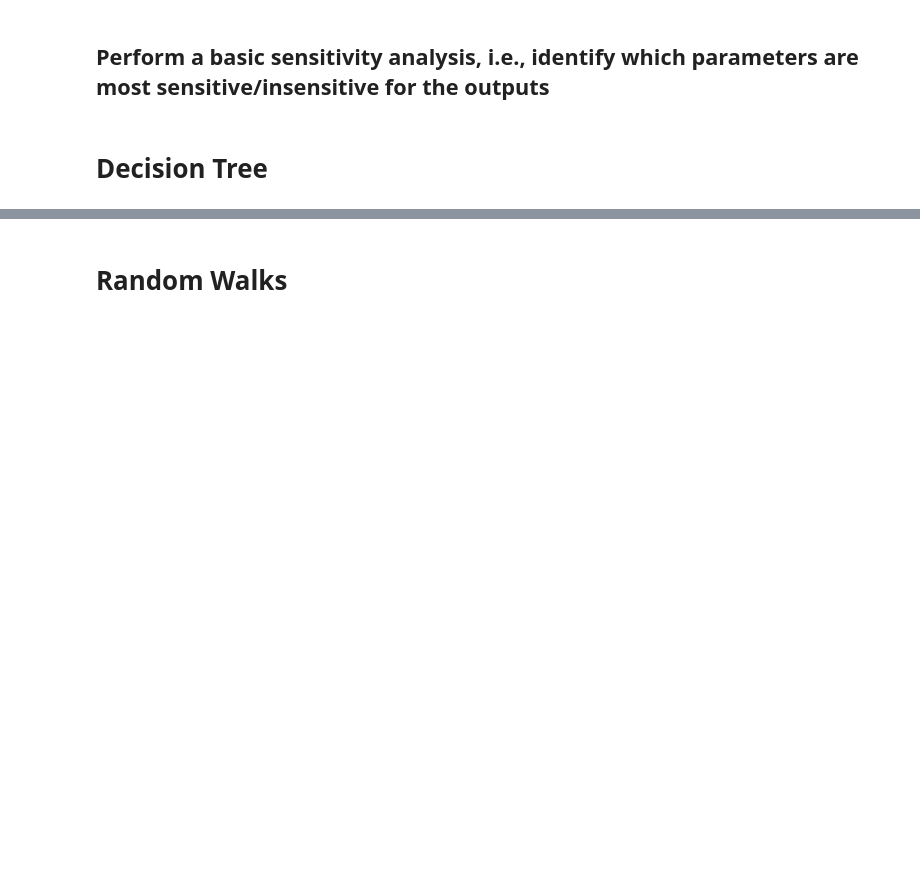
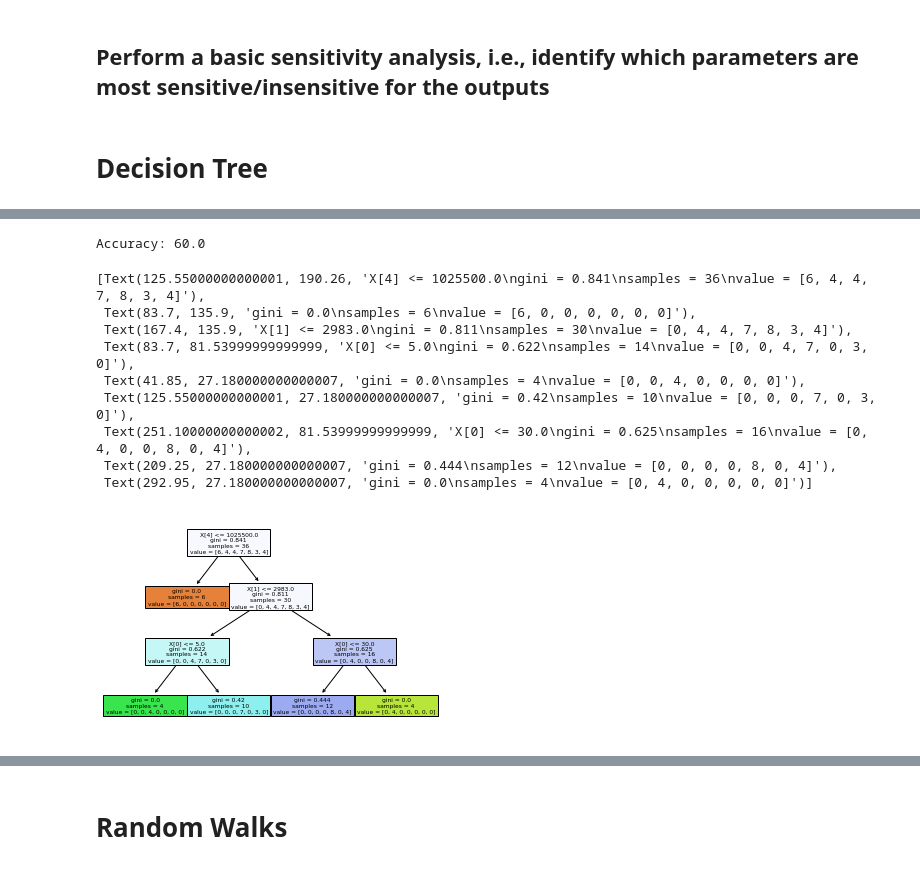
Before and after one commit to 13269384/41189-assignment-template, a Jupyter notebook: 41189 Modelling Assignment.ipynb, the cells around one changed output, grey strips where cells are left out. Saved outputs shown, nothing was run; the diff lists cells and outputs as text; code cells hidden in the pictures; blank space fills up the shorter version.

```diff
--- a/41189 Modelling Assignment.ipynb
+++ b/41189 Modelling Assignment.ipynb
@@ -479,0 +649,3 @@ The housing market would have had a very different effect if it wasn’t for the
+# %%
+#split dataset in features and target variable
+X = df[['Week','Covid-19 Cases','Cash Rate','Unemployment Rate','Average Price']] # Features
@@ -479,0 +665,17 @@ The housing market would have had a very different effect if it wasn’t for the
+# %%
+y = df['Total_Sales'] # Target variable
+# %%
+# Split dataset into training set and test set
+X_train, X_test, y_train, y_test = train_test_split(X, y, test_size=0.1, random_state=0) # 90% training and 10% test
+# %%
+# Create Decision Tree classifer object
+clf = DecisionTreeClassifier(max_depth = 3)
+# Train Decision Tree Classifer
+clf = clf.fit(X_train,y_train)
+#Predict the response for test dataset
+y_pred = clf.predict(X_test)
+# %%
+# Model Accuracy, how often is the classifier correct?
+print("Accuracy:",metrics.accuracy_score(y_test, y_pred)*100)
+# %% [output]
+Accuracy: 60.0
@@ -479,0 +684,13 @@ The housing market would have had a very different effect if it wasn’t for the
+# %%
+tree.plot_tree(clf, filled=True)
+# %% [output]
+[Text(125.55000000000001, 190.26, 'X[4] <= 1025500.0\ngini = 0.841\nsamples = 36\nvalue = [6, 4, 4, 7, 8, 3, 4]'),
+ Text(83.7, 135.9, 'gini = 0.0\nsamples = 6\nvalue = [6, 0, 0, 0, 0, 0, 0]'),
+ Text(167.4, 135.9, 'X[1] <= 2983.0\ngini = 0.811\nsamples = 30\nvalue = [0, 4, 4, 7, 8, 3, 4]'),
+ Text(83.7, 81.53999999999999, 'X[0] <= 5.0\ngini = 0.622\nsamples = 14\nvalue = [0, 0, 4, 7, 0, 3, 0]'),
+ Text(41.85, 27.180000000000007, 'gini = 0.0\nsamples = 4\nvalue = [0, 0, 4, 0, 0, 0, 0]'),
+ Text(125.55000000000001, 27.180000000000007, 'gini = 0.42\nsamples = 10\nvalue = [0, 0, 0, 7, 0, 3, 0]'),
+ Text(251.10000000000002, 81.53999999999999, 'X[0] <= 30.0\ngini = 0.625\nsamples = 16\nvalue = [0, 4, 0, 0, 8, 0, 4]'),
+ Text(209.25, 27.180000000000007, 'gini = 0.444\nsamples = 12\nvalue = [0, 0, 0, 0, 8, 0, 4]'),
+ Text(292.95, 27.180000000000007, 'gini = 0.0\nsamples = 4\nvalue = [0, 4, 0, 0, 0, 0, 0]')]
+[figure, added]
```
Also changed, not shown: parts of 47 cells of this notebook, 2 other files.
